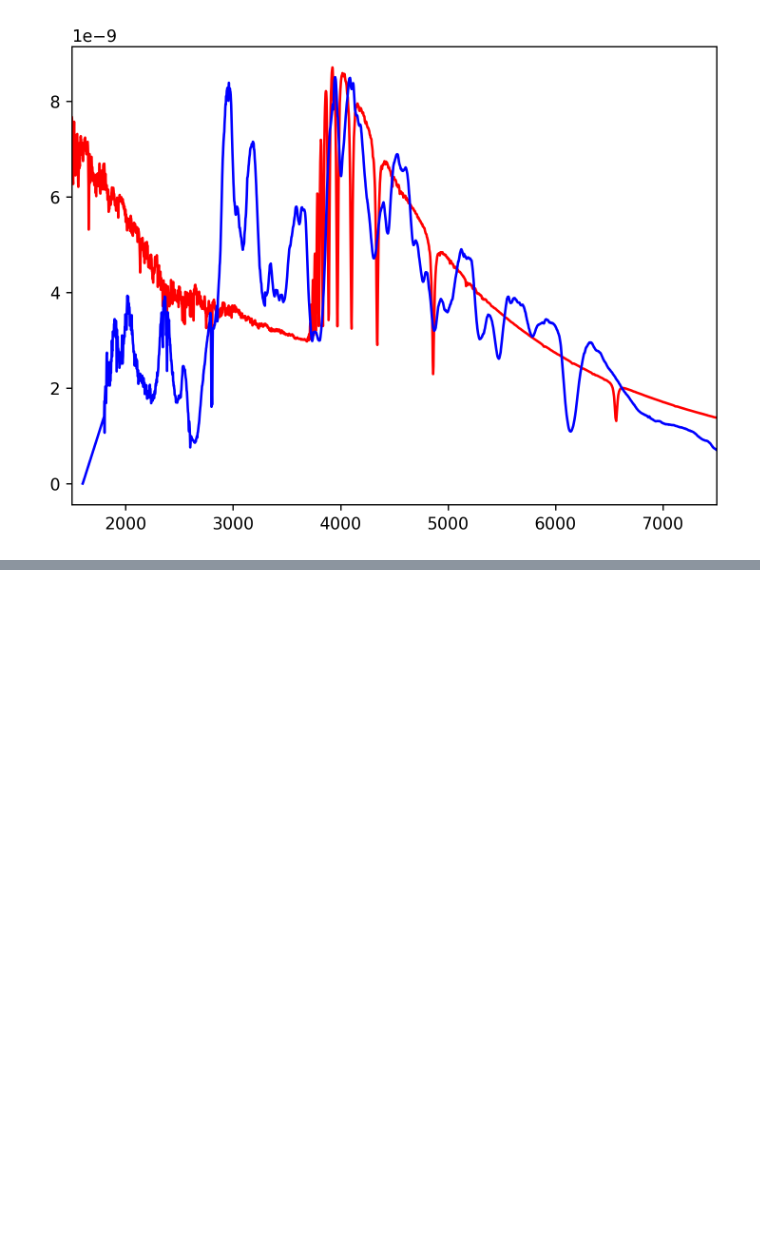
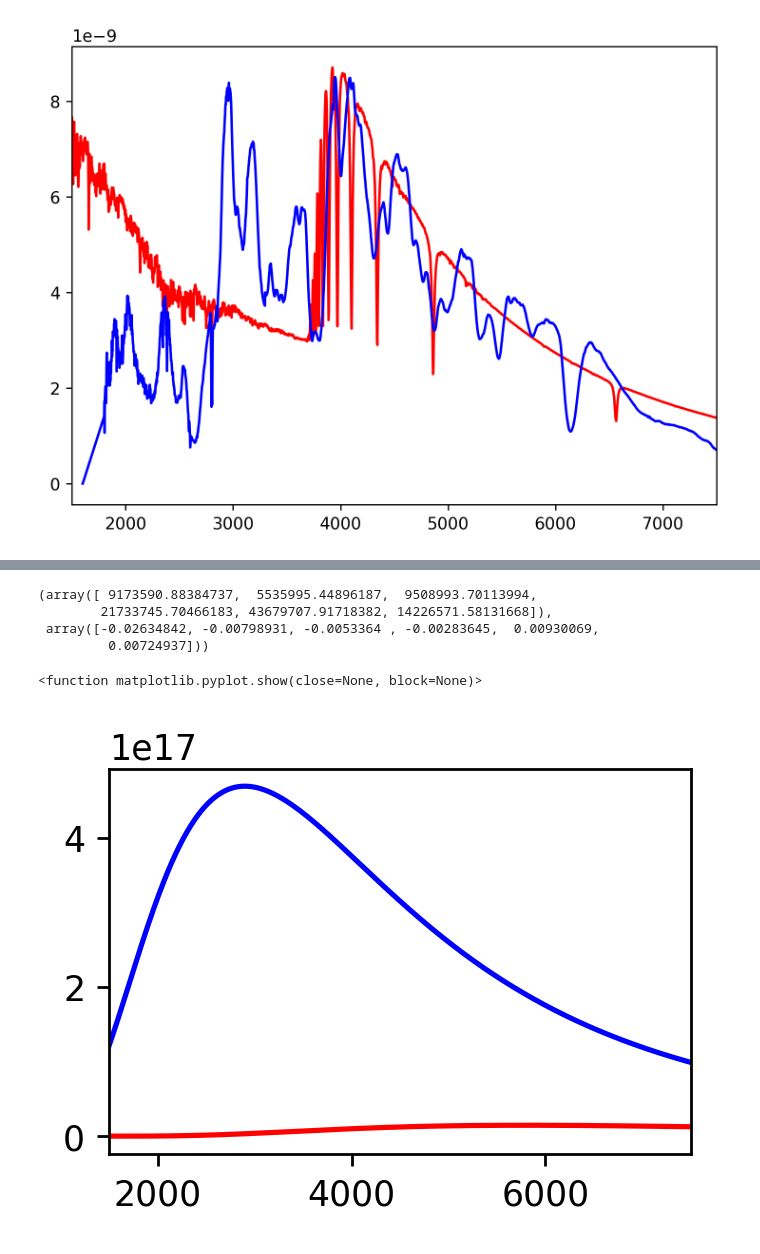
Before and after one commit to pbrown801/aggienova-templates, a Jupyter notebook: python/vega_mangletest.ipynb, the cells around one changed output, grey strips where cells are left out. Drawn from its saved outputs; the diff is of its cells as text; code cells hidden in the pictures; blank space fills up the shorter version.

```diff
--- a/python/vega_mangletest.ipynb
+++ b/python/vega_mangletest.ipynb
@@ -243,0 +290,40 @@ dtype: float64
+# %%
+vega_wave,vega_flux = np.loadtxt('../spectra/vega.dat',dtype=float,usecols=(0,1),unpack=True)
+specin_fluxfactorsout(vega_wave,vega_flux)
+specin_countsout(vega_wave,vega_flux)
+# %% [output]
+(array([ 9173590.88384737,  5535995.44896187,  9508993.70113994,
+        21733745.70466183, 43679707.91718382, 14226571.58131668]),
+ array([-0.02634842, -0.00798931, -0.0053364 , -0.00283645,  0.00930069,
+         0.00724937]))
+# %%
+bbwave=np.arange(1000, 10000, 10)
+temp=10000
+
+w = bbwave / 1.E8        # Angstroms to cm
+c1 =  3.7417749**(-5)     # =2*h*c*c
+c2 =  1.4387687           # =h*c/k
+val =  c2/w/temp
+bbflux =  c1 / ( w**5.0 * ( np.exp( val)-1.0 ) )
+
+
+plt.figure(1,figsize=(3,2),dpi=250)
+plt.plot(bbwave,bbflux,color='blue',label=temp)
+
+temp=5000
+
+
+w = bbwave / 1.E8        # Angstroms to cm
+c1 =  3.7417749**(-5)     # =2*h*c*c
+c2 =  1.4387687           # =h*c/k
+val =  c2/w/temp
+bbflux =  c1 / ( w**5.0 * ( np.exp( val)-1.0 ) )
+
+plt.plot(bbwave,bbflux,color='red',label=temp)
+
+
+plt.xlim(1500,7500)
+plt.show
+# %% [output]
+<function matplotlib.pyplot.show(close=None, block=None)>
+[figure, added]
```
Also changed, not shown: parts of 10 cells of this notebook, 1 other file.
